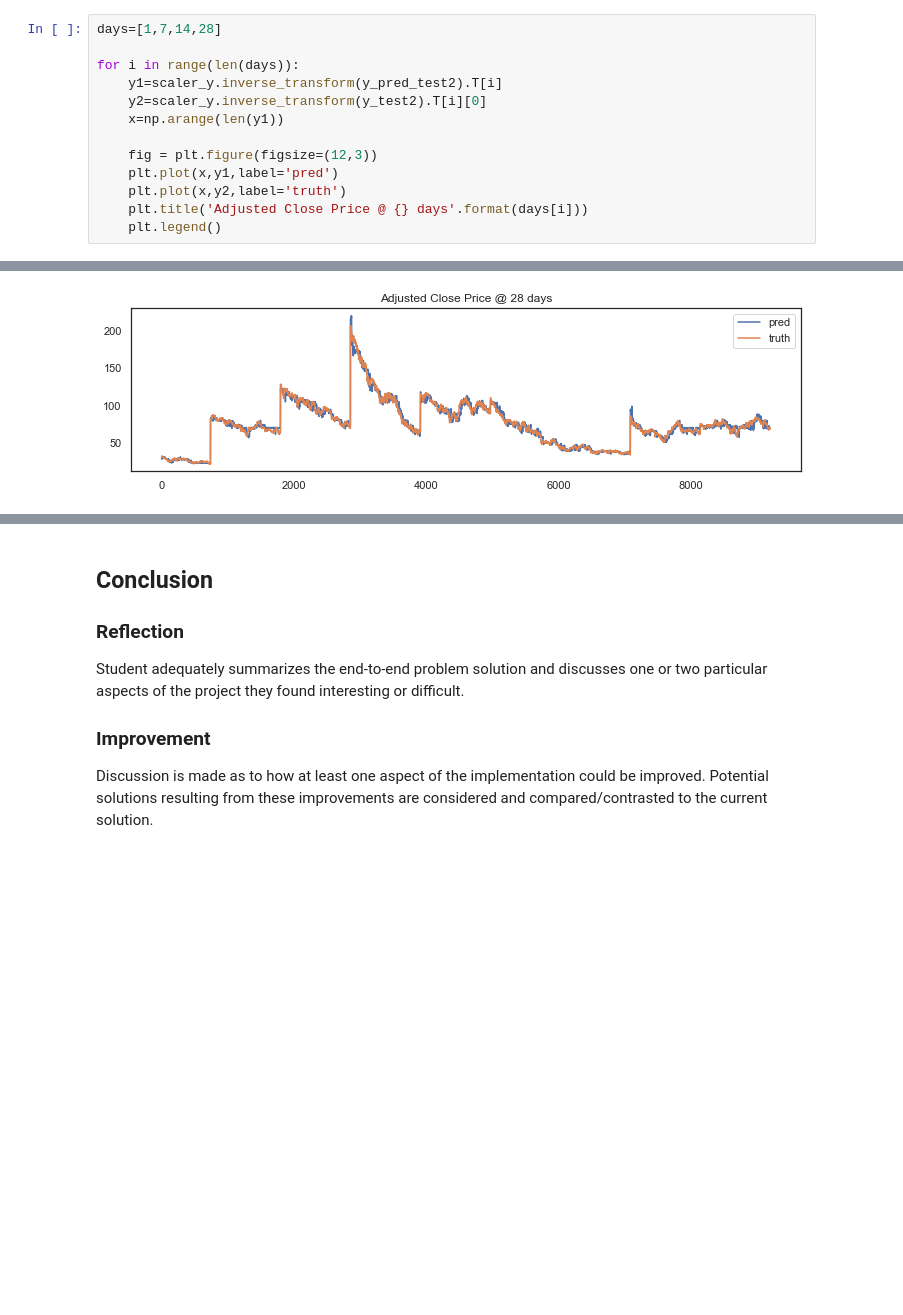
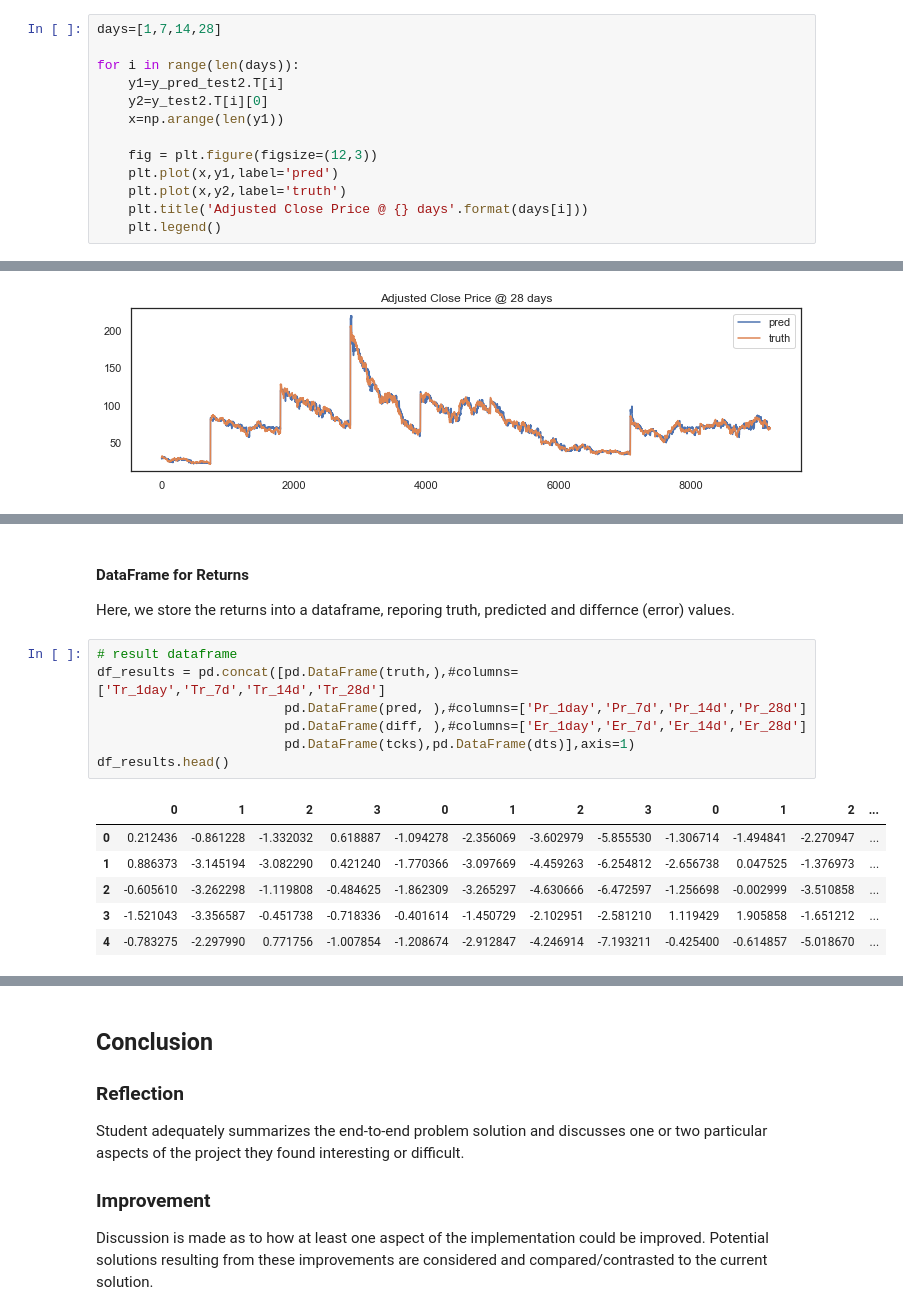
Before and after one commit to claudiocmp/dsnd-spi, a Jupyter notebook: nbooks/03_project.ipynb, the cells around one changed output, grey strips where cells are left out. Drawn from its saved outputs; the diff is of its cells as text; blank space fills up the shorter version.

```diff
--- a/nbooks/03_project.ipynb
+++ b/nbooks/03_project.ipynb
@@ -392,8 +440,8 @@ print("TEST  Mean Squared Error:",mse_test2)
 days=[1,7,14,28]
 
 for i in range(len(days)):
-    y1=scaler_y.inverse_transform(y_pred_test2).T[i]
-    y2=scaler_y.inverse_transform(y_test2).T[i][0]
+    y1=y_pred_test2.T[i]
+    y2=y_test2.T[i][0]
     x=np.arange(len(y1))
 
     fig = plt.figure(figsize=(12,3))
@@ -421,0 +493,18 @@ Exploration as to why some techniques worked better than others, or how improvem
+# %% [markdown]
+#### DataFrame for Returns
+
+Here, we store the returns into a dataframe, reporing truth, predicted and differnce (error) values.
+# %%
+# result dataframe
+df_results = pd.concat([pd.DataFrame(truth,),#columns=['Tr_1day','Tr_7d','Tr_14d','Tr_28d']
+                        pd.DataFrame(pred, ),#columns=['Pr_1day','Pr_7d','Pr_14d','Pr_28d']
+                        pd.DataFrame(diff, ),#columns=['Er_1day','Er_7d','Er_14d','Er_28d']
+                        pd.DataFrame(tcks),pd.DataFrame(dts)],axis=1)
+df_results.head()
+# %% [output]
+|  | 0 | 1 | 2 | 3 | 0 | 1 | 2 | 3 | 0 | 1 | 2 | ... |
+| 0 | 0.212436 | -0.861228 | -1.332032 | 0.618887 | -1.094278 | -2.356069 | -3.602979 | -5.855530 | -1.306714 | -1.494841 | -2.270947 | ... |
+| 1 | 0.886373 | -3.145194 | -3.082290 | 0.421240 | -1.770366 | -3.097669 | -4.459263 | -6.254812 | -2.656738 | 0.047525 | -1.376973 | ... |
+| 2 | -0.605610 | -3.262298 | -1.119808 | -0.484625 | -1.862309 | -3.265297 | -4.630666 | -6.472597 | -1.256698 | -0.002999 | -3.510858 | ... |
+| 3 | -1.521043 | -3.356587 | -0.451738 | -0.718336 | -0.401614 | -1.450729 | -2.102951 | -2.581210 | 1.119429 | 1.905858 | -1.651212 | ... |
+| 4 | -0.783275 | -2.297990 | 0.771756 | -1.007854 | -1.208674 | -2.912847 | -4.246914 | -7.193211 | -0.425400 | -0.614857 | -5.018670 | ... |
```
Also changed, not shown: parts of 19 cells of this notebook, 1 other file.
